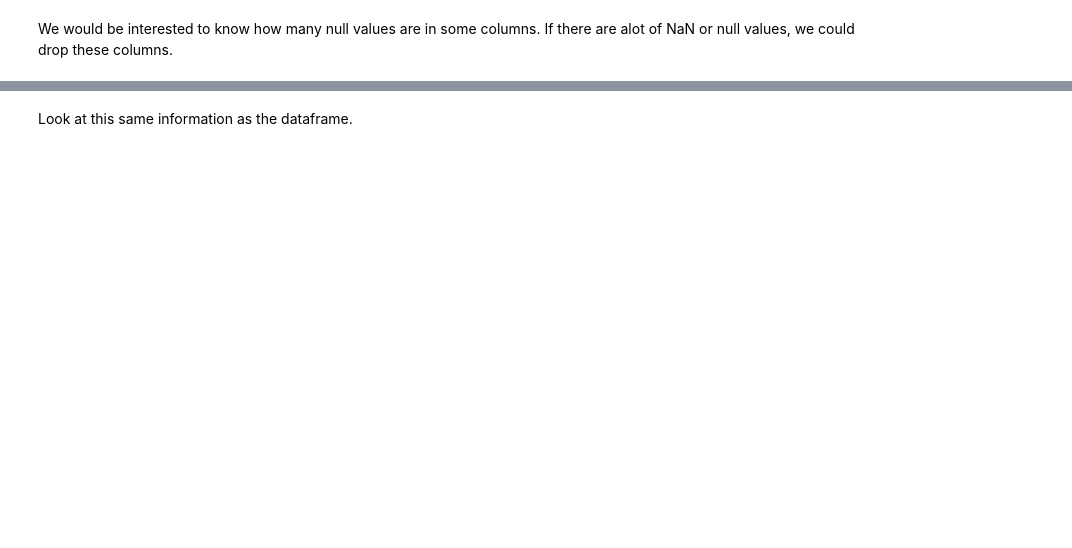
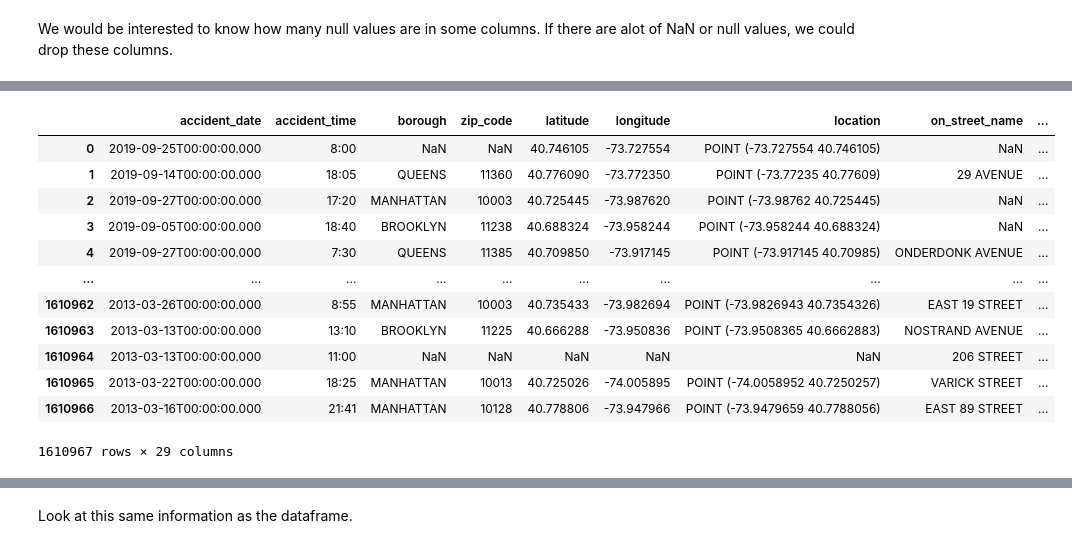
Before and after one commit to medicalmom/M12, a Jupyter notebook: M12.ipynb, the cells around one changed output, grey strips where cells are left out. Cells and saved outputs as stored; diff of their text form; code cells hidden in the pictures; blank space fills up the shorter version.

```diff
--- a/M12.ipynb
+++ b/M12.ipynb
@@ -74,0 +75,17 @@ MVC[MVC['vehicle_type_code_3'].isnull()].head(50)
+# %%
+MVC.dropna()
+MVC
+# %% [output]
+|  | accident_date | accident_time | borough | zip_code | latitude | longitude | location | on_street_name | ... |
+| 0 | 2019-09-25T00:00:00.000 | 8:00 | NaN | NaN | 40.746105 | -73.727554 | POINT (-73.727554 40.746105) | NaN | ... |
+| 1 | 2019-09-14T00:00:00.000 | 18:05 | QUEENS | 11360 | 40.776090 | -73.772350 | POINT (-73.77235 40.77609) | 29 AVENUE | ... |
+| 2 | 2019-09-27T00:00:00.000 | 17:20 | MANHATTAN | 10003 | 40.725445 | -73.987620 | POINT (-73.98762 40.725445) | NaN | ... |
+| 3 | 2019-09-05T00:00:00.000 | 18:40 | BROOKLYN | 11238 | 40.688324 | -73.958244 | POINT (-73.958244 40.688324) | NaN | ... |
+| 4 | 2019-09-27T00:00:00.000 | 7:30 | QUEENS | 11385 | 40.709850 | -73.917145 | POINT (-73.917145 40.70985) | ONDERDONK AVENUE | ... |
+| ... | ... | ... | ... | ... | ... | ... | ... | ... | ... |
+| 1610962 | 2013-03-26T00:00:00.000 | 8:55 | MANHATTAN | 10003 | 40.735433 | -73.982694 | POINT (-73.9826943 40.7354326) | EAST 19 STREET | ... |
+| 1610963 | 2013-03-13T00:00:00.000 | 13:10 | BROOKLYN | 11225 | 40.666288 | -73.950836 | POINT (-73.9508365 40.6662883) | NOSTRAND AVENUE | ... |
+| 1610964 | 2013-03-13T00:00:00.000 | 11:00 | NaN | NaN | NaN | NaN | NaN | 206 STREET | ... |
+| 1610965 | 2013-03-22T00:00:00.000 | 18:25 | MANHATTAN | 10013 | 40.725026 | -74.005895 | POINT (-74.0058952 40.7250257) | VARICK STREET | ... |
+| 1610966 | 2013-03-16T00:00:00.000 | 21:41 | MANHATTAN | 10128 | 40.778806 | -73.947966 | POINT (-73.9479659 40.7788056) | EAST 89 STREET | ... |
+1610967 rows × 29 columns
```
Also changed, not shown: parts of 23 cells of this notebook.
